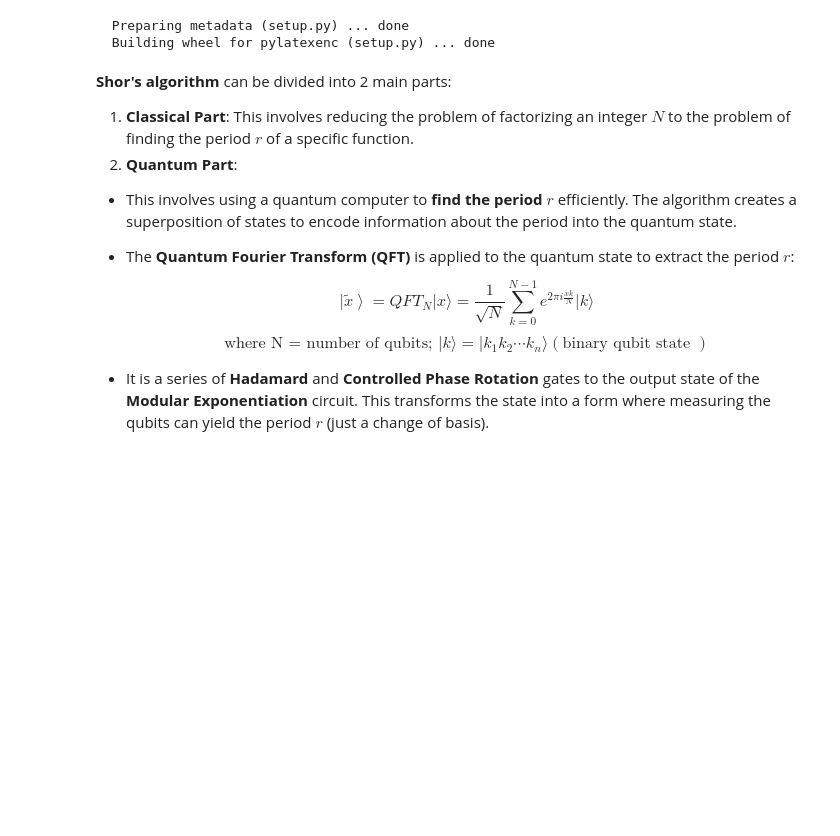
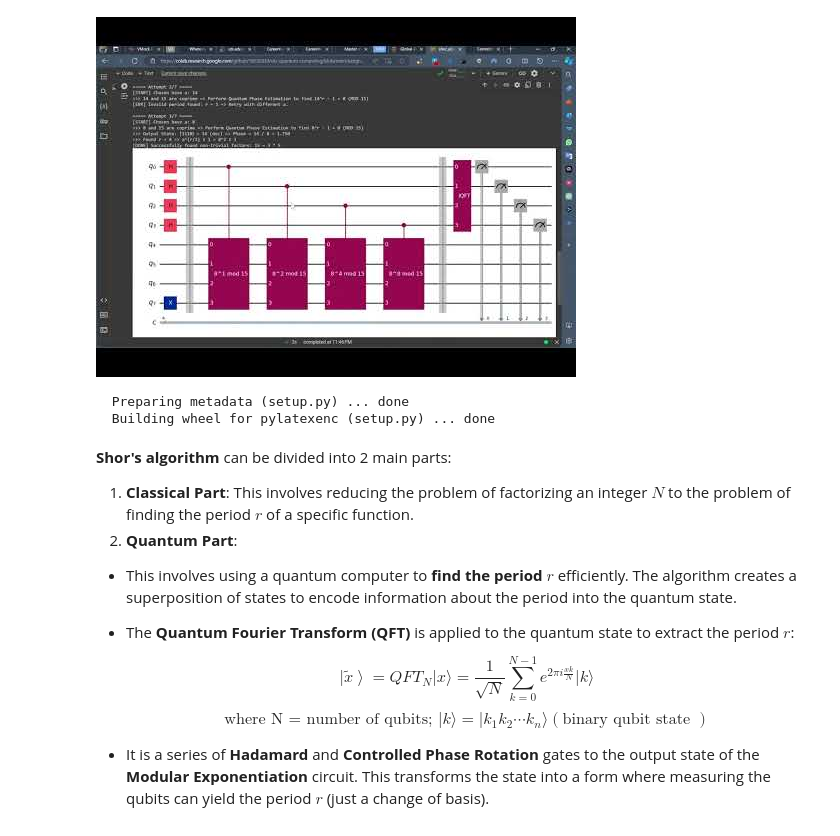
Before and after one commit to 18520339/uts-quantum-computing, a Jupyter notebook: assignment2_shor_algorithm/shor_algorithm.ipynb, the cells around one changed output. Cells and saved outputs as stored; diff of their text form; code cells hidden in the pictures; blank space fills up the shorter version.

Commit message:
Add YouTube Demo for assignment2

```diff
--- a/assignment2_shor_algorithm/shor_algorithm.ipynb
+++ b/assignment2_shor_algorithm/shor_algorithm.ipynb
@@ -2,6 +2,11 @@
 # **Assigment $|02\rangle$ 🔐 Shor's Algorithm 🔐** &nbsp;[![Open In Colab](https://colab.research.google.com/assets/colab-badge.svg)](https://colab.research.google.com/github/18520339/uts-quantum-computing/blob/main/assignment2_shor_algorithm/shor_algorithm.ipynb)
 
 [![image](https://github.com/18520339/uts-quantum-computing/assets/50880271/e0588281-1148-4acb-a4cd-54fecd46c2ce)](https://rand.cs.uchicago.edu/publication/peng-2022-shor/)
+# %%
+from IPython.display import YouTubeVideo
+YouTubeVideo('BYKc2RnQMqo', width=858, height=540)
+# %% [output]
+[figure, added]
 # %%
 !pip install qiskit --quiet
 !pip install qiskit-aer --quiet
```
Also changed, not shown: 2 other files.
